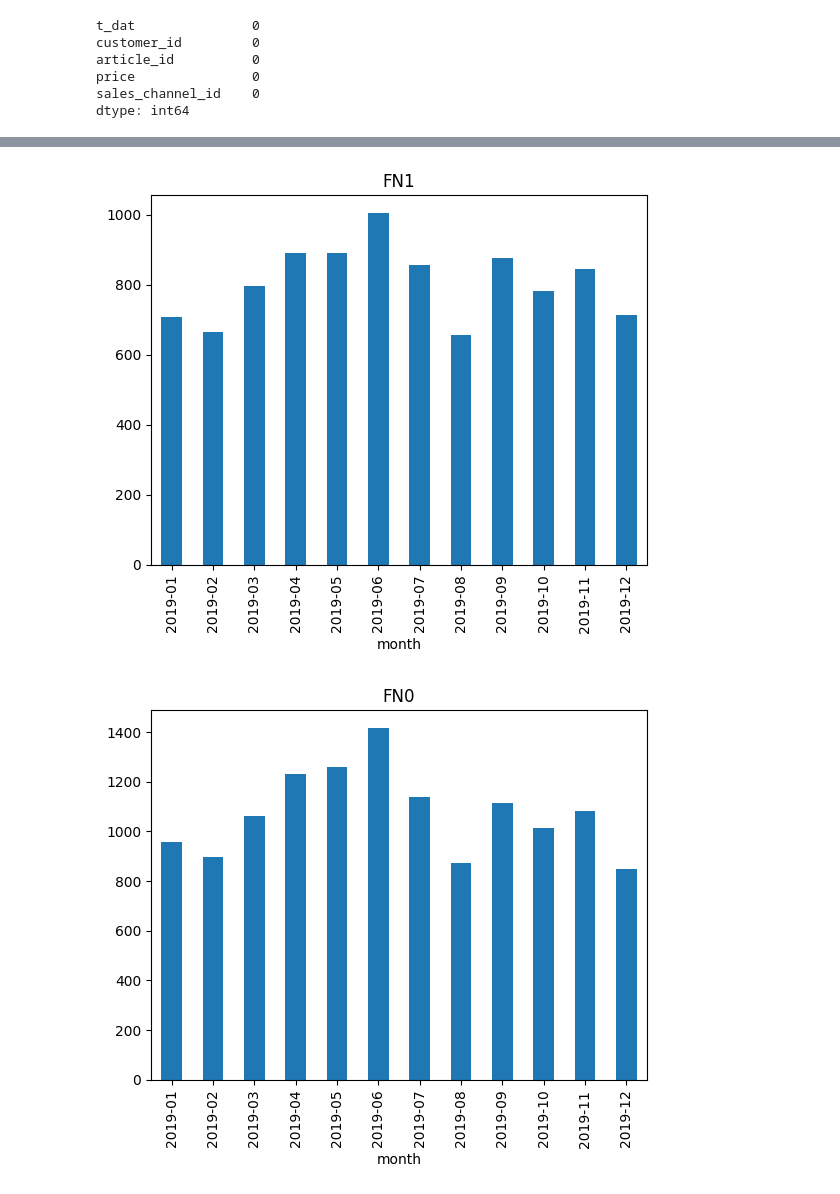
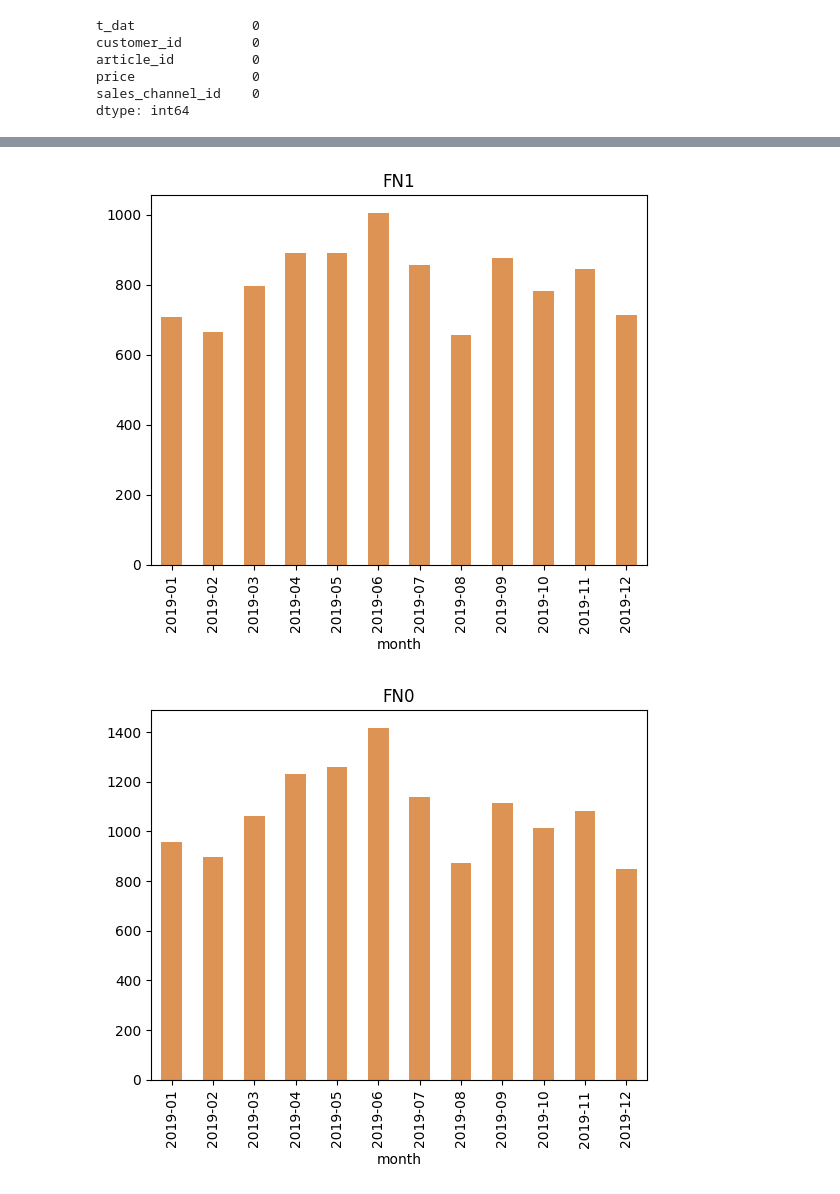
Before and after one commit to Be4hape/10th, a Jupyter notebook: project_cusmos/test1.ipynb, the cells around one changed output, grey strips where cells are left out. Saved outputs shown, nothing was run; the diff lists cells and outputs as text; code cells hidden in the pictures.

```diff
--- a/project_cusmos/test1.ipynb
+++ b/project_cusmos/test1.ipynb
@@ -91,18 +91,18 @@ month_price.plot(kind = "bar") #월별 매출
 # %%
 month_price_fn1 = (
     CnT.loc[CnT["FN"] == 1].groupby("month")["price"].sum()
 )
-month_price_fn1.plot(kind = "bar", title = "FN1") # 월별 매출, FN이 1인 경우
+month_price_fn1.plot(kind = "bar", color = ['#DD9353'], title = "FN1") # 월별 매출, FN이 1인 경우
 plt.show()
 
 month_price_fn0 = (
     CnT.loc[CnT["FN"] == 0].groupby("month")["price"].sum()
 )
-month_price_fn0.plot(kind = "bar", title = "FN0")
+month_price_fn0.plot(kind = "bar", color = ['#DD9353'], title = "FN0")
 plt.show()
 # %% [output]
-[figure, old version]
+[figure, new version]
-[figure, old version]
+[figure, new version]
 # %%
 month_price_fn = (
     CnT.groupby(["month", "FN"])["price"].sum().unstack("FN", fill_value = 0)
```
Also changed, not shown: parts of 11 cells of this notebook, 3 other files.
